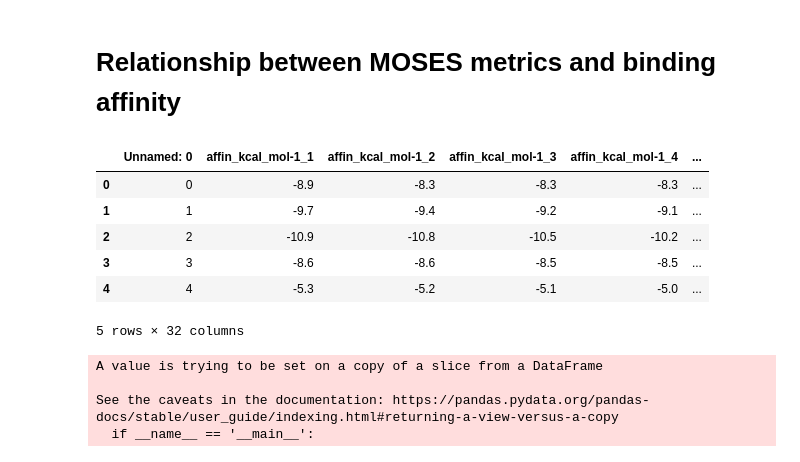
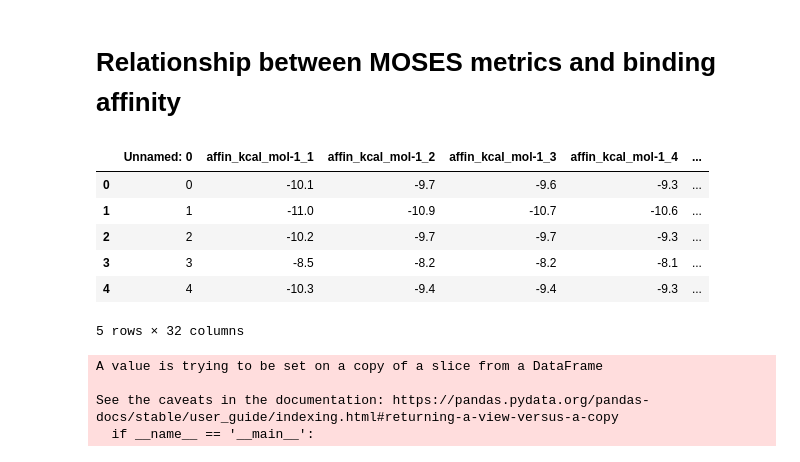
Before and after one commit to Munchic/tinymolecule, a Jupyter notebook: analysis/moses_vs_baff_gen.ipynb, the cells around one changed output. Saved outputs shown, nothing was run; the diff lists cells and outputs as text; code cells hidden in the pictures.

```diff
--- a/analysis/moses_vs_baff_gen.ipynb
+++ b/analysis/moses_vs_baff_gen.ipynb
@@ -15,15 +15,15 @@ import pandas as pd
 
 from moses.metrics.utils import get_mol, mol_passes_filters, logP, QED, SA, weight
 # %%
-logs_ccr5 = pd.read_csv("/Users/Munchic/Developer/Capstone/tinymolecule_old/data/pdb_out/valid_sample_1e5/logs/summary.csv")
+logs_ccr5 = pd.read_csv("../data/out/gen/wt_ccr5/summary.csv")
 logs_ccr5.head()
 # %% [output]
 |  | Unnamed: 0 | affin_kcal_mol-1_1 | affin_kcal_mol-1_2 | affin_kcal_mol-1_3 | affin_kcal_mol-1_4 | ... |
-| 0 | 0 | -8.9 | -8.3 | -8.3 | -8.3 | ... |
-| 1 | 1 | -9.7 | -9.4 | -9.2 | -9.1 | ... |
-| 2 | 2 | -10.9 | -10.8 | -10.5 | -10.2 | ... |
-| 3 | 3 | -8.6 | -8.6 | -8.5 | -8.5 | ... |
-| 4 | 4 | -5.3 | -5.2 | -5.1 | -5.0 | ... |
+| 0 | 0 | -10.1 | -9.7 | -9.6 | -9.3 | ... |
+| 1 | 1 | -11.0 | -10.9 | -10.7 | -10.6 | ... |
+| 2 | 2 | -10.2 | -9.7 | -9.7 | -9.3 | ... |
+| 3 | 3 | -8.5 | -8.2 | -8.2 | -8.1 | ... |
+| 4 | 4 | -10.3 | -9.4 | -9.4 | -9.3 | ... |
 5 rows × 32 columns
 # %%
 def get_smiles_from_id(
```
Also changed, not shown: 3 other files.
